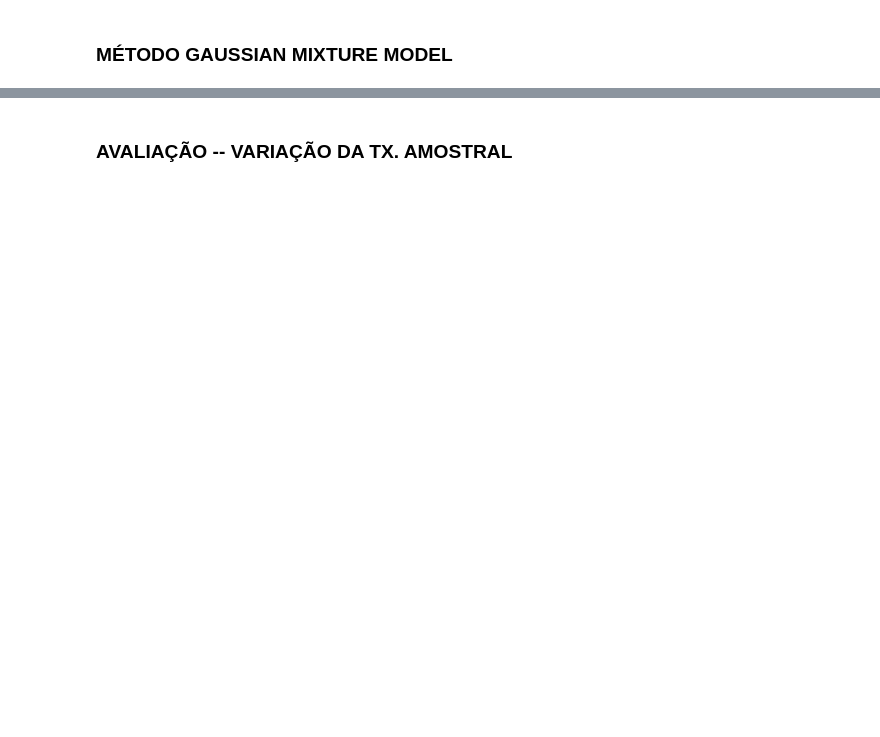
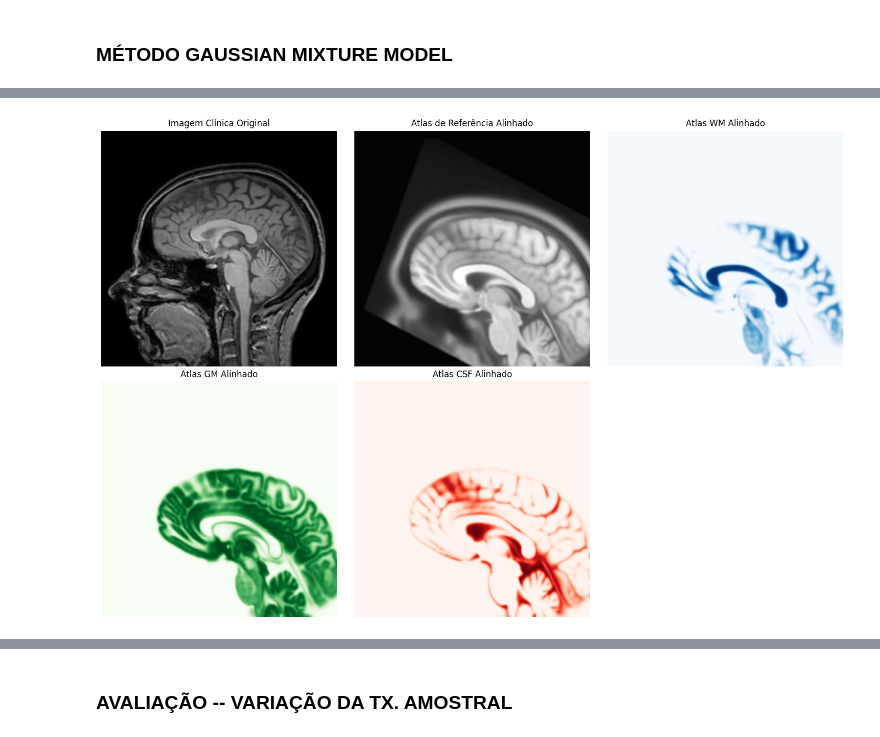
Before and after one commit to MBGustav/pdi3d-notes, a Jupyter notebook: Trabalho/Atividade-2.ipynb, the cells around one changed output, grey strips where cells are left out. Cells and saved outputs as stored; diff of their text form; code cells hidden in the pictures; blank space fills up the shorter version.

```diff
--- a/Trabalho/Atividade-2.ipynb
+++ b/Trabalho/Atividade-2.ipynb
@@ -142,0 +539,65 @@ plt.show()
+# %%
+
+# Carregar a imagem clínica
+clinical_image = sitk.ReadImage(ClinicalImgPaths[3])
+
+# Carregar os atlas
+atlas_reference = sitk.ReadImage(AtlasPaths['REF'])
+atlas_wm        = sitk.ReadImage(AtlasPaths['WM'])
+atlas_gm        = sitk.ReadImage(AtlasPaths['GM'])
+atlas_csf       = sitk.ReadImage(AtlasPaths['CSF'])
+
+
+# Converter as imagens para float32
+clinical_image_float32 = convert_to_float32(clinical_image)
+atlas_reference_float32 = convert_to_float32(atlas_reference)
+atlas_wm_float32 = convert_to_float32(atlas_wm)
+atlas_gm_float32 = convert_to_float32(atlas_gm)
+atlas_csf_float32 = convert_to_float32(atlas_csf)
+
+# Redimensionar os atlas para corresponder à imagem clínica
+atlas_reference_resampled = resample_atlas_to_image(atlas_reference_float32, clinical_image_float32)
+
+# Alinhar o atlas de referência com a imagem clínica usando AffineTransform
+atlas_wm_resampled = resample_atlas_to_image(atlas_wm_float32, clinical_image_float32)
+atlas_gm_resampled = resample_atlas_to_image(atlas_gm_float32, clinical_image_float32)
+atlas_csf_resampled = resample_atlas_to_image(atlas_csf_float32, clinical_image_float32)
+
+# Alinhar o atlas de referência com a imagem clínica
+#registered_reference, final_transform = register_atlas_to_image(atlas_reference_resampled, clinical_image_float32)
+registered_reference, final_transform = register_atlas_to_image_affine(atlas_reference_resampled, clinical_image_float32)
+
+# Aplicar a mesma transformação aos outros atlas
+registered_wm = apply_transform_to_atlas(atlas_wm_resampled, clinical_image_float32, final_transform)
+registered_gm = apply_transform_to_atlas(atlas_gm_resampled, clinical_image_float32, final_transform)
+registered_csf = apply_transform_to_atlas(atlas_csf_resampled, clinical_image_float32, final_transform)
+# Plotar as imagens
+
+clinical_array = sitk.GetArrayFromImage(clinical_image_float32)
+registered_reference_array = sitk.GetArrayFromImage(registered_reference)
+registered_wm_array = sitk.GetArrayFromImage(registered_wm)
+registered_gm_array = sitk.GetArrayFromImage(registered_gm)
+registered_csf_array = sitk.GetArrayFromImage(registered_csf)
+
+# Plotar as imagens
+plt.figure(figsize=(15, 10))
+
+plt.subplot(2, 3, 1)
+plot_slices(clinical_array, "Imagem Clínica Original")
+
+plt.subplot(2, 3, 2)
+plot_slices(registered_reference_array, "Atlas de Referência Alinhado")
+
+plt.subplot(2, 3, 3)
+plot_slices(registered_wm_array, "Atlas WM Alinhado", cmap="Blues")
+
+plt.subplot(2, 3, 4)
+plot_slices(registered_gm_array, "Atlas GM Alinhado", cmap="Greens")
+
+plt.subplot(2, 3, 5)
+plot_slices(registered_csf_array, "Atlas CSF Alinhado", cmap="Reds")
+
+plt.tight_layout()
+plt.show()
+# %% [output]
+[figure, added]
```
Also changed, not shown: parts of 18 cells of this notebook.
